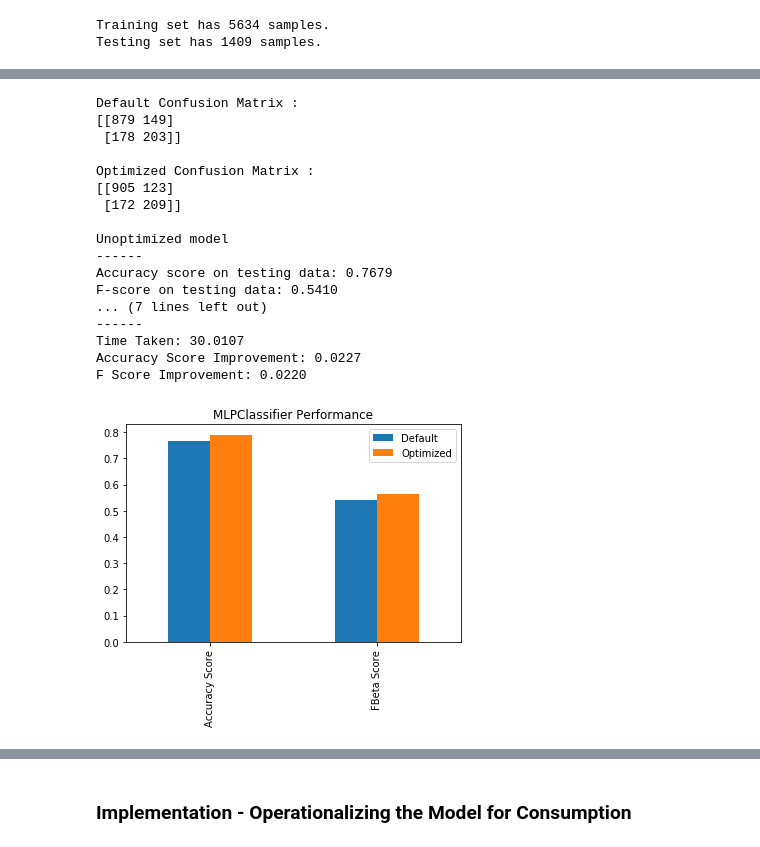
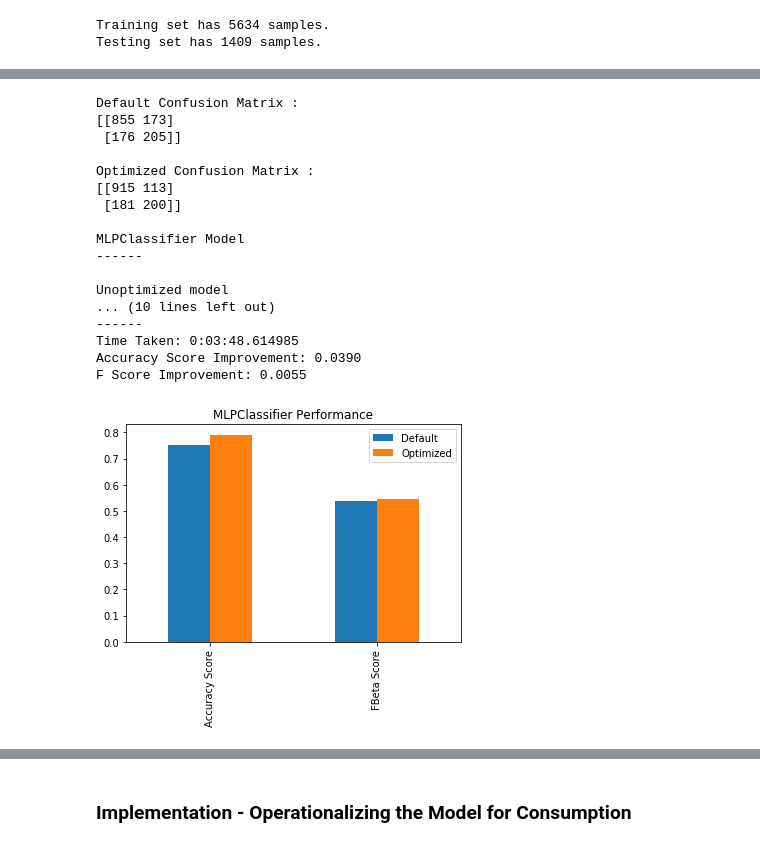
Before and after one commit to zachgardner/churn-detection, a Jupyter notebook: churn_detection_capstone.ipynb, the cells around one changed output, grey strips where cells are left out. Cells and saved outputs as stored; diff of their text form; code cells hidden in the pictures.

```diff
--- a/churn_detection_capstone.ipynb
+++ b/churn_detection_capstone.ipynb
@@ -344,9 +318,9 @@ start = time()
 
 #parameters = {'max_iter': [10,20, 25,30], 'alpha': 10.0 ** -np.arange(1, 5)}
 parameters = {
-    'hidden_layer_sizes': [30,40,50, 60],
-    'max_iter': [10,20,30],
-    'activation': ['logistic', 'tanh', 'relu'],
+    'hidden_layer_sizes': range(100,150,10),
+    'max_iter': range(200,240,20),
+    'activation': ['logistic', 'relu'],
     'solver': ['lbfgs', 'adam']
 }
 
@@ -393,24 +354,24 @@ MLPClassifier(activation='relu', alpha=0.0001, batch_size='auto', beta_1=0.9,
 # %%
-ch.displayAccuracies(y_test, predictions, best_predictions, beta, best_clf_LR.__class__.__name__, duration)
+ch.displayAccuracies(y_test, predictions, best_predictions, beta, best_clf_MLP.__class__.__name__, duration)
 # %% [output]
 Default Confusion Matrix :
-[[879 149]
- [178 203]]
+[[855 173]
+ [176 205]]
 
 Optimized Confusion Matrix :
-[[905 123]
- [172 209]]
+[[915 113]
+ [181 200]]
+
+MLPClassifier Model
+------
 
 Unoptimized model
+... (10 lines left out)
 ------
-Accuracy score on testing data: 0.7679
-F-score on testing data: 0.5410
-... (7 lines left out)
-------
-Time Taken: 30.0107
-Accuracy Score Improvement: 0.0227
-F Score Improvement: 0.0220
+Time Taken: 0:03:48.614985
+Accuracy Score Improvement: 0.0390
+F Score Improvement: 0.0055
-[figure, old version]
+[figure, new version]
 # %%
 clf_Ada = clf_C
 
```
Also changed, not shown: parts of 32 cells of this notebook.
